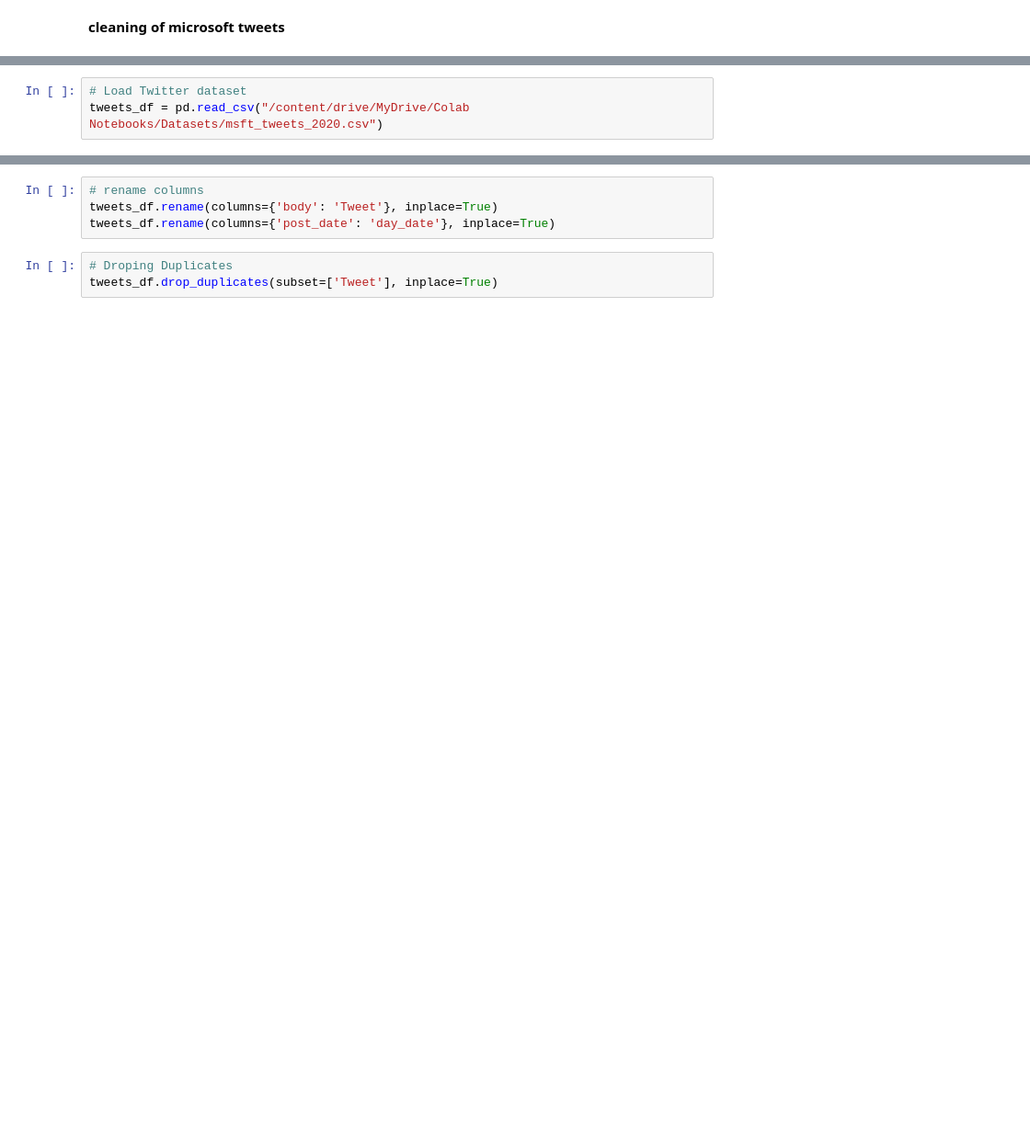
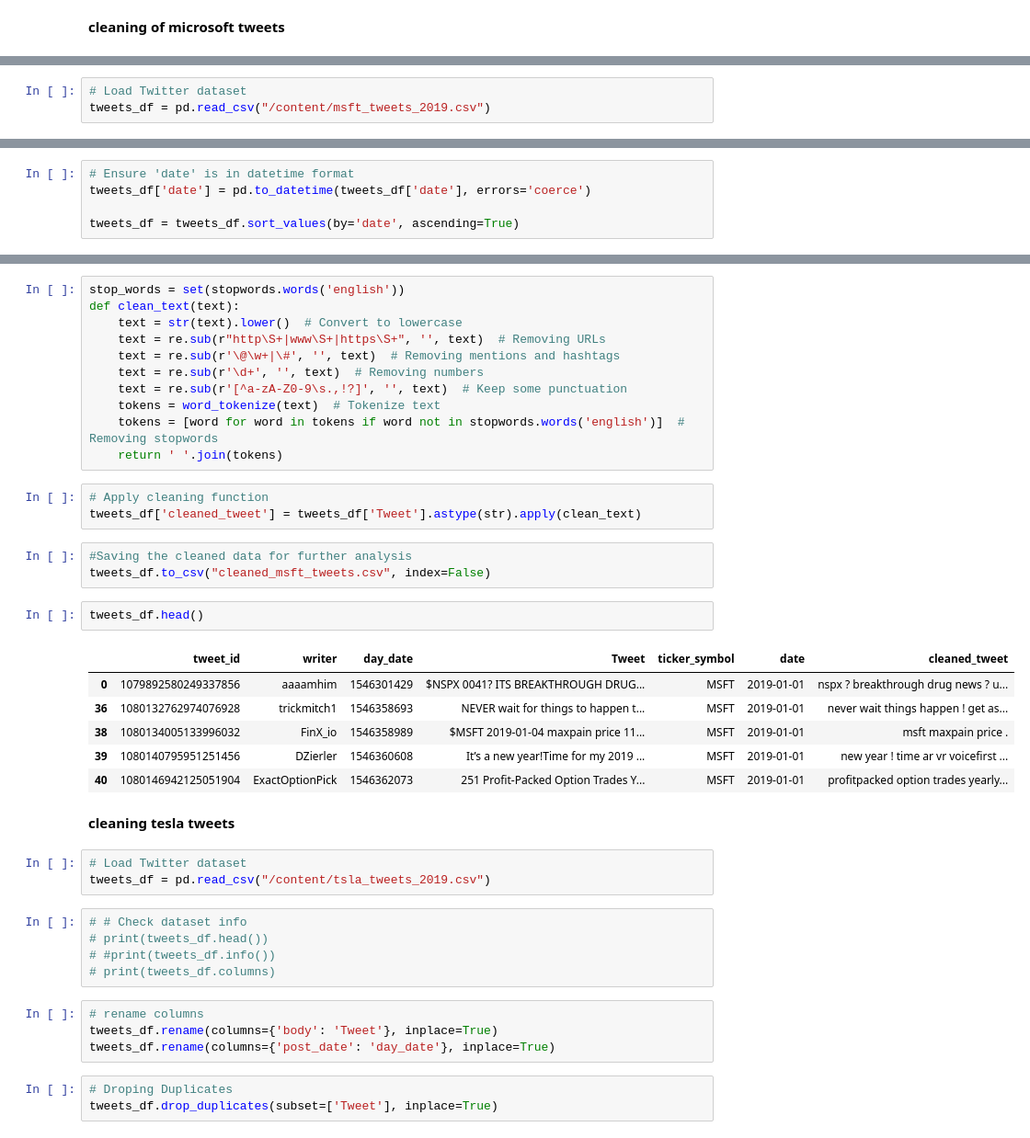
Before and after one commit to Mini1521/Sentiment-Analysis, a Jupyter notebook: Using_Microsoft_and_Tesla_Dataset_from_2020.ipynb, the cells around one changed output, grey strips where cells are left out. Shown: that part at 92% size. Drawn from its saved outputs; the diff is of its cells as text; blank space fills up the shorter version.

```diff
--- a/Using_Microsoft_and_Tesla_Dataset_from_2020.ipynb
+++ b/Using_Microsoft_and_Tesla_Dataset_from_2020.ipynb
@@ -104,4 +120,4 @@ nltk.download('punkt_tab')
 True
 # %%
 # Load Twitter dataset
-tweets_df = pd.read_csv("/content/drive/MyDrive/Colab Notebooks/Datasets/msft_tweets_2020.csv")
+tweets_df = pd.read_csv("/content/msft_tweets_2019.csv")
@@ -119,0 +139,5 @@ Index(['tweet_id', 'writer', 'post_date', 'body', 'comment_num', 'retweet_num',
+# %%
+# Ensure 'date' is in datetime format
+tweets_df['date'] = pd.to_datetime(tweets_df['date'], errors='coerce')
+
+tweets_df = tweets_df.sort_values(by='date', ascending=True)
@@ -120,3 +153,39 @@ Index(['tweet_id', 'writer', 'post_date', 'body', 'comment_num', 'retweet_num',
+# %%
+stop_words = set(stopwords.words('english'))
+def clean_text(text):
+    text = str(text).lower()  # Convert to lowercase
+    text = re.sub(r"http\S+|www\S+|https\S+", '', text)  # Removing URLs
+    text = re.sub(r'\@\w+|\#', '', text)  # Removing mentions and hashtags
+    text = re.sub(r'\d+', '', text)  # Removing numbers
+    text = re.sub(r'[^a-zA-Z0-9\s.,!?]', '', text)  # Keep some punctuation
+    tokens = word_tokenize(text)  # Tokenize text
+    tokens = [word for word in tokens if word not in stopwords.words('english')]  # Removing stopwords
+    return ' '.join(tokens)
+# %%
+# Apply cleaning function
+tweets_df['cleaned_tweet'] = tweets_df['Tweet'].astype(str).apply(clean_text)
+# %%
+#Saving the cleaned data for further analysis
+tweets_df.to_csv("cleaned_msft_tweets.csv", index=False)
+# %%
+tweets_df.head()
+# %% [output]
+|  | tweet_id | writer | day_date | Tweet | ticker_symbol | date | cleaned_tweet |
+| 0 | 1079892580249337856 | aaaamhim | 1546301429 | $NSPX 0041? ITS BREAKTHROUGH DRUG... | MSFT | 2019-01-01 | nspx ? breakthrough drug news ? u... |
+| 36 | 1080132762974076928 | trickmitch1 | 1546358693 | NEVER wait for things to happen t... | MSFT | 2019-01-01 | never wait things happen ! get as... |
+| 38 | 1080134005133996032 | FinX_io | 1546358989 | $MSFT 2019-01-04 maxpain price 11... | MSFT | 2019-01-01 | msft maxpain price . |
+| 39 | 1080140795951251456 | DZierler | 1546360608 | It’s a new year!Time for my 2019 ... | MSFT | 2019-01-01 | new year ! time ar vr voicefirst ... |
+| 40 | 1080146942125051904 | ExactOptionPick | 1546362073 | 251 Profit-Packed Option Trades Y... | MSFT | 2019-01-01 | profitpacked option trades yearly... |
+# %% [markdown]
+**cleaning tesla tweets**
+# %%
+# Load Twitter dataset
+tweets_df = pd.read_csv("/content/tsla_tweets_2019.csv")
+# %%
+# # Check dataset info
+# print(tweets_df.head())
+# #print(tweets_df.info())
+# print(tweets_df.columns)
 # %%
 # rename columns
 tweets_df.rename(columns={'body': 'Tweet'}, inplace=True)
```
Also changed, not shown: parts of 91 cells of this notebook.
